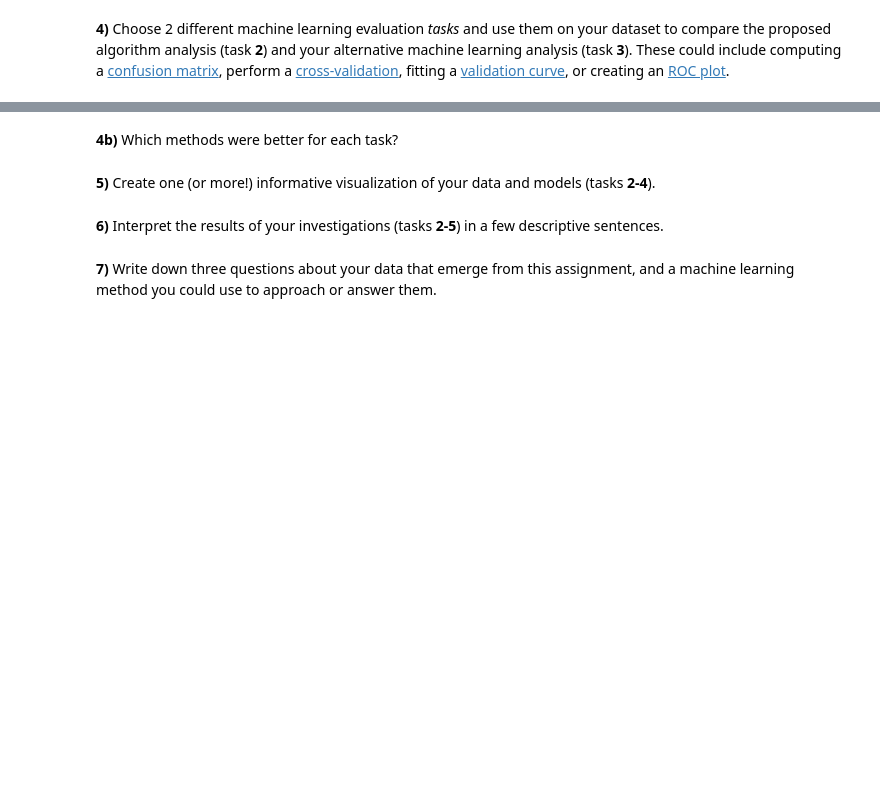
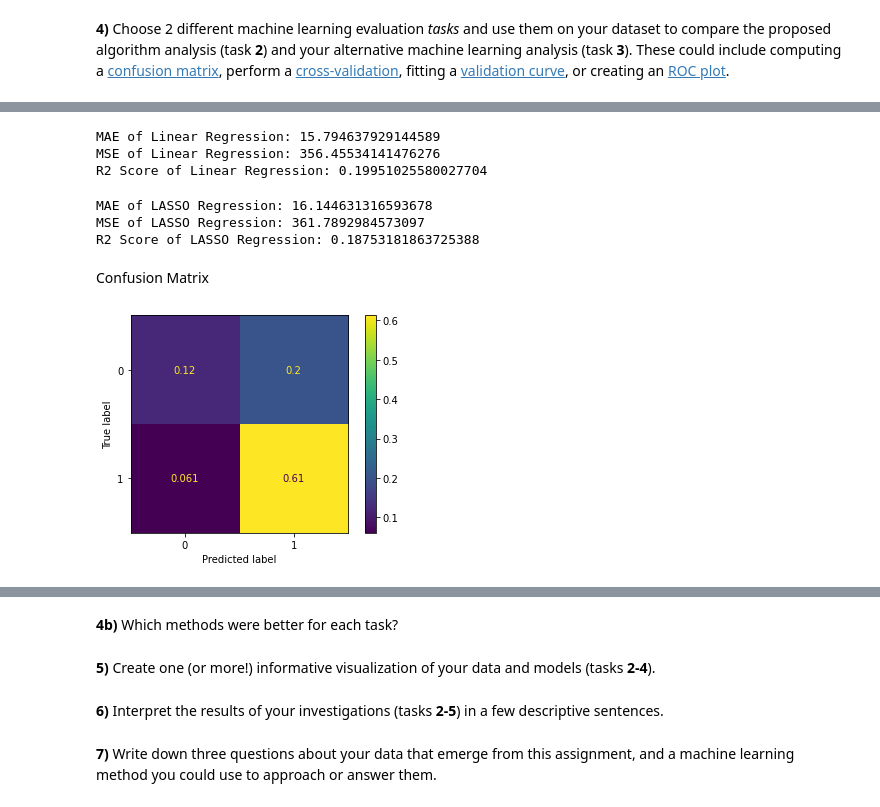
Before and after one commit to yhchou0904/ThinkDLassignments, a Jupyter notebook: Week1/Tutorial_1_machine_learning_pipelines.ipynb, the cells around one changed output, grey strips where cells are left out. Drawn from its saved outputs; the diff is of its cells as text; code cells hidden in the pictures; blank space fills up the shorter version.

```diff
--- a/Week1/Tutorial_1_machine_learning_pipelines.ipynb
+++ b/Week1/Tutorial_1_machine_learning_pipelines.ipynb
@@ -641,0 +646,18 @@ FileNotFoundError: ignored
+# %%
+print("MAE of Linear Regression:", mean_absolute_error(Y['PEHRACTT'], linreg.predict(X)))
+print("MSE of Linear Regression:", mean_squared_error(Y['PEHRACTT'], linreg.predict(X)))
+print("R2 Score of Linear Regression:", r2_score(Y['PEHRACTT'], linreg.predict(X)))
+# %% [output]
+MAE of Linear Regression: 15.794637929144589
+MSE of Linear Regression: 356.45534141476276
+R2 Score of Linear Regression: 0.19951025580027704
+# %%
+print("MAE of LASSO Regression:", mean_absolute_error(Y['PEHRACTT'], lasso.predict(X)))
+print("MSE of LASSO Regression:", mean_squared_error(Y['PEHRACTT'], lasso.predict(X)))
+print("R2 Score of LASSO Regression:", r2_score(Y['PEHRACTT'], lasso.predict(X)))
+# %% [output]
+MAE of LASSO Regression: 16.144631316593678
+MSE of LASSO Regression: 361.7892984573097
+R2 Score of LASSO Regression: 0.18753181863725388
+# %% [markdown]
+Confusion Matrix
@@ -641,0 +666,7 @@ FileNotFoundError: ignored
+# %%
+cfm = confusion_matrix(y_test_class, logreg.predict(X_test_class), normalize='all')
+disp = ConfusionMatrixDisplay(cfm, display_labels=clf.classes_)
+disp.plot()
+plt.show()
+# %% [output]
+[figure, added]
```
Also changed, not shown: parts of 45 cells of this notebook.
